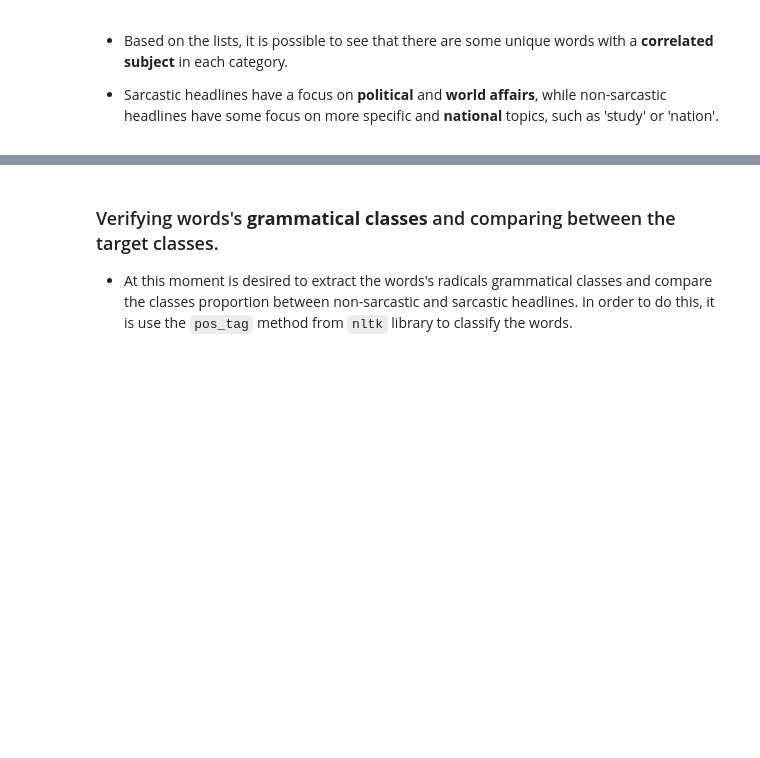
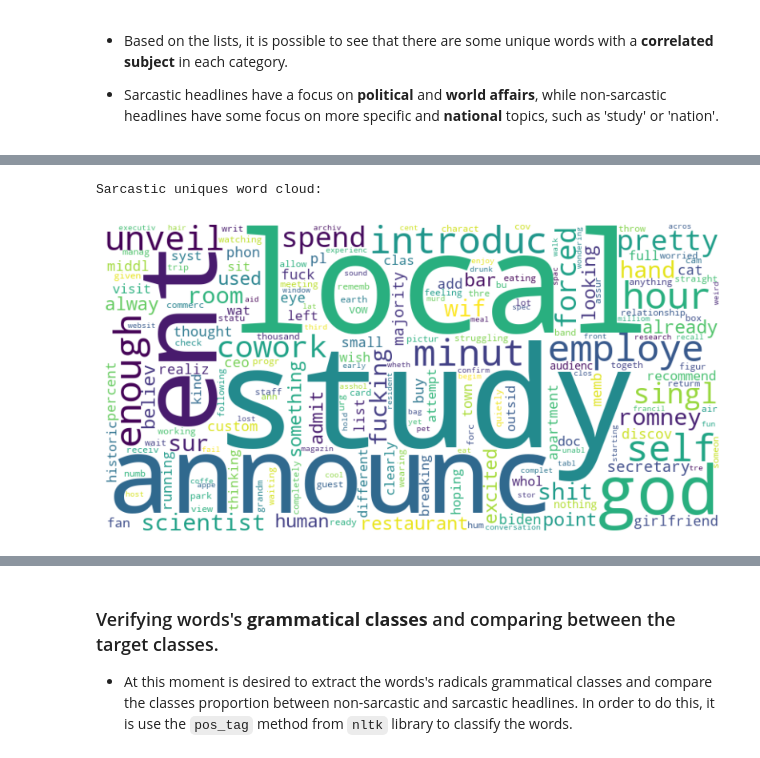
Before and after one commit to vtpaiva/sarcastic-headlines-detection, a Jupyter notebook: analysis.ipynb, the cells around one changed output, grey strips where cells are left out. Cells and saved outputs as stored; diff of their text form; code cells hidden in the pictures; blank space fills up the shorter version.

```diff
--- a/analysis.ipynb
+++ b/analysis.ipynb
@@ -233,0 +258,7 @@ Unique most frequent tokens in non sarcastic headlines:
+# %%
+print('Sarcastic uniques word cloud:')
+
+word_cloud(unique_sarcastic)
+# %% [output]
+Sarcastic uniques word cloud:
+[figure, added]
```
Also changed, not shown: parts of 21 cells of this notebook, 2 other files.
